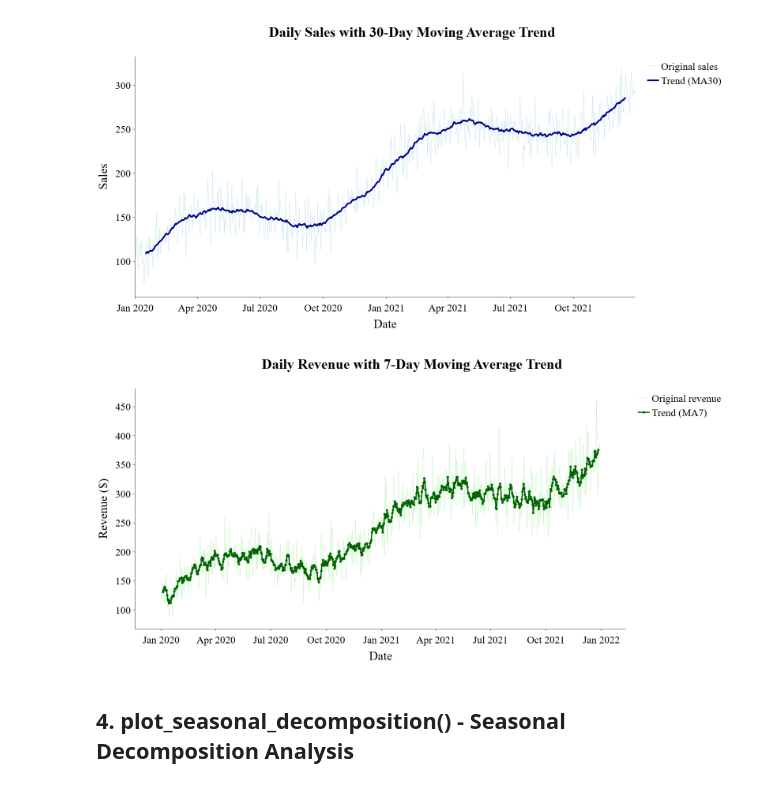
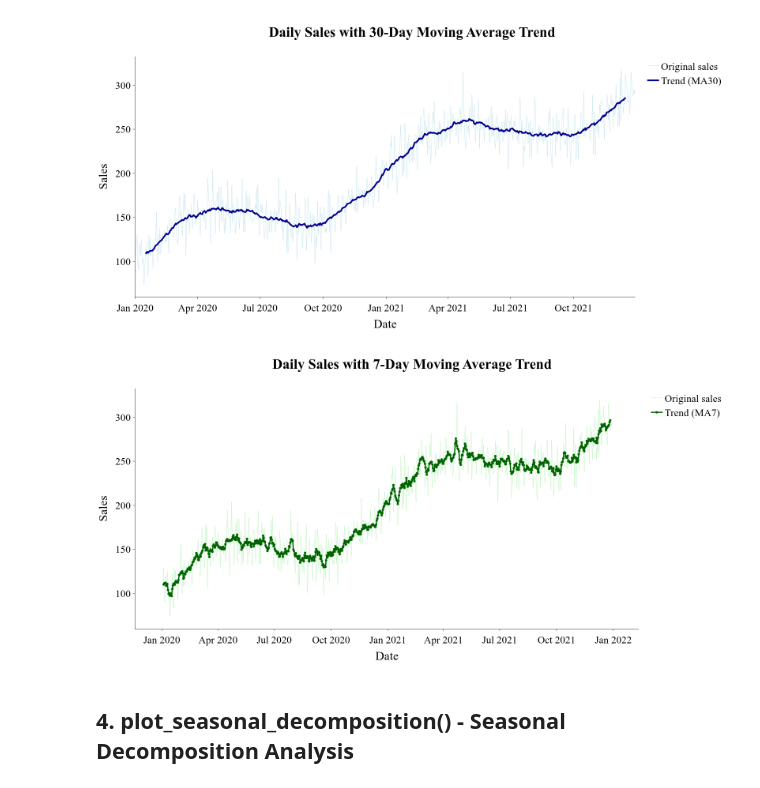
Before and after one commit to kvbiii/kvbiii-plots, a Jupyter notebook: kvbiii_plots/eda/examples/time_series_plots_examples.ipynb, the cells around one changed output. Saved outputs shown, nothing was run; the diff lists cells and outputs as text; code cells hidden in the pictures.

```diff
--- a/kvbiii_plots/eda/examples/time_series_plots_examples.ipynb
+++ b/kvbiii_plots/eda/examples/time_series_plots_examples.ipynb
@@ -152,24 +152,24 @@ ts_plots.plot_time_series_with_trend(
 # %%
 ts_plots.plot_time_series_with_trend(
     data=ts_data,
-    feature="date",
-    target="revenue",
+    date_feature="date",
+    feature="sales",
     window_size=7,
-    plot_title="Daily Revenue with 7-Day Moving Average Trend",
+    plot_title="Daily Sales with 7-Day Moving Average Trend",
     width=1600,
     height=800,
     xaxis_title="Date",
-    yaxis_title="Revenue ($)",
+    yaxis_title="Sales",
     original_color="lightgreen",
     trend_color="darkgreen",
     original_opacity=0.5,
     trend_line_width=3,
     original_line_width=1,
     show_legend=True,
     trend_mode="lines+markers",
 )
 # %% [output]
-[figure, old version]
+[figure, new version]
 # %% [markdown]
 ## 4. plot_seasonal_decomposition() - Seasonal Decomposition Analysis
 # %%
```
Also changed, not shown: parts of 7 cells of this notebook, 14 other files.
